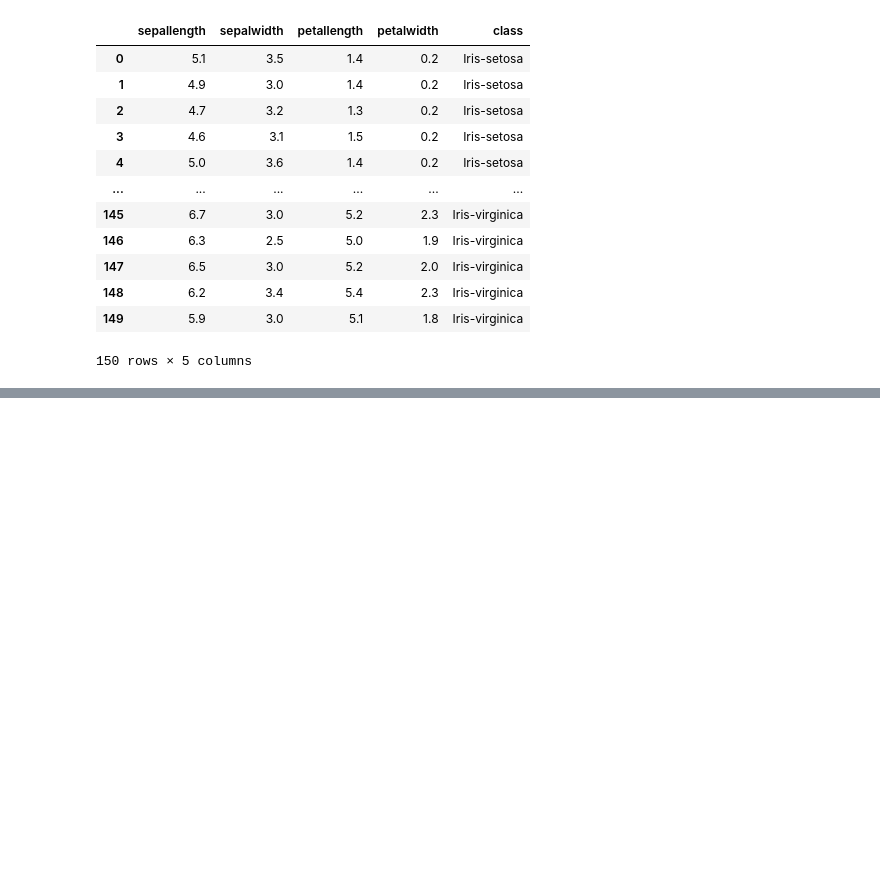
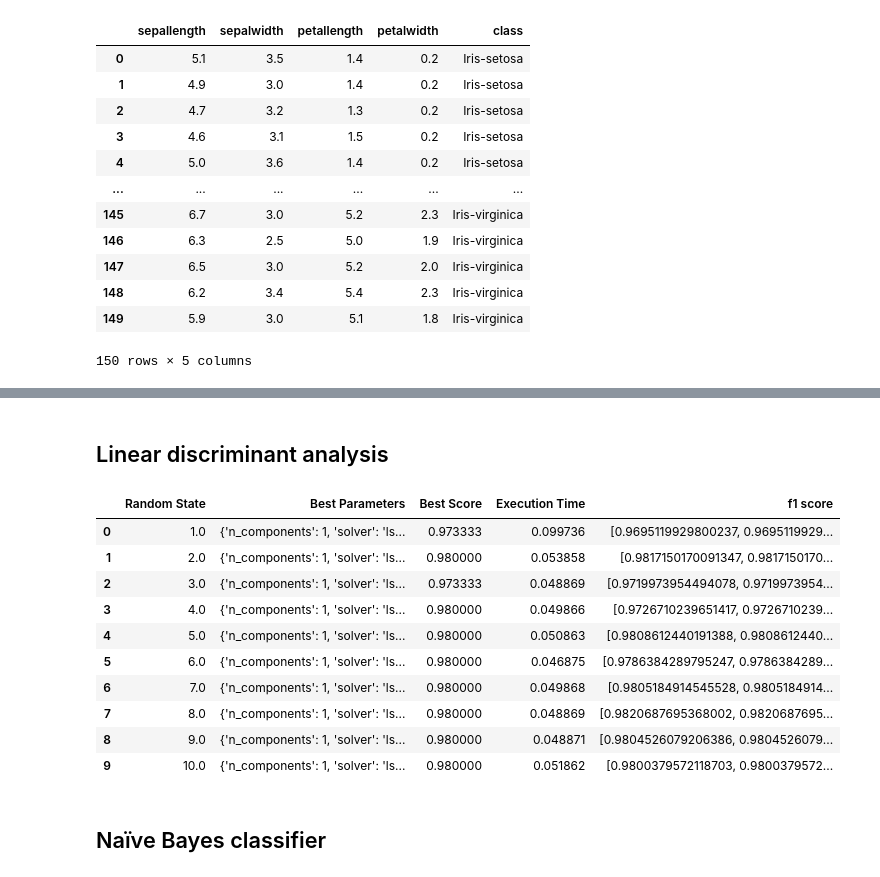
Before and after one commit to ModithaSubasinghe/Classification-Algorithms, a Jupyter notebook: Classification.ipynb, the cells around one changed output, grey strips where cells are left out. Cells and saved outputs as stored; diff of their text form; code cells hidden in the pictures; blank space fills up the shorter version.

```diff
--- a/Classification.ipynb
+++ b/Classification.ipynb
@@ -31,0 +87,34 @@ iris_df
+# %%
+def clasification(model,parameters,x,y):
+
+    classification_df=pd.DataFrame({"Model":[],
+                                    "Random State":[],
+                                    "Best Parameters":[],
+                                    "Best Score":[],
+                                    "Execution Time":[],
+                                    "f1 score":[]})
+    for i in range(1,11):
+        start_time = time.time()
+        cv_inner = KFold(n_splits=5, shuffle=True, random_state=i)
+        score = ['accuracy' ,'f1_macro']
+        grid_search = GridSearchCV(model, parameters, cv=cv_inner, scoring=score, refit='accuracy', n_jobs = -1)
+        grid_result = grid_search.fit(x,y)
+        f1_score = grid_result.cv_results_['mean_test_f1_macro']
+        execution_time = time.time() - start_time
+#         print("Best: %f using %s and Execution Time is : %f" % (grid_result.best_score_, grid_result.best_params_,execution_time))
+        classification_df=classification_df.append({"Model":model,
+                                                    "Random State":i,
+                                                    "Best Parameters":grid_result.best_params_,
+                                                    "Best Score":grid_result.best_score_,
+                                                    "Execution Time":execution_time,
+                                                    "f1 score":f1_score},ignore_index=True)
+
+
+        if model="KNC":
+            classification_df=KNC_df
+        elif model = "LDA":
+            classification_df=LDA_df
+#         params = grid_result.cv_results_['params']
+#         f1_score = grid_result.cv_results_['mean_test_f1_macro']
+
+    return classification_df
@@ -31,0 +143,23 @@ iris_df
+# %% [markdown]
+## Linear discriminant analysis
+# %%
+LDA = LinearDiscriminantAnalysis()
+
+LDA_grid = {"n_components":range(1,3),
+           "solver":['lsqr','eigen','svd']}
+# %%
+clasification(LDA,LDA_grid,iris_x_scaled,iris_y)
+# %% [output]
+|  | Random State | Best Parameters | Best Score | Execution Time | f1 score |
+| 0 | 1.0 | {'n_components': 1, 'solver': 'ls... | 0.973333 | 0.099736 | [0.9695119929800237, 0.9695119929... |
+| 1 | 2.0 | {'n_components': 1, 'solver': 'ls... | 0.980000 | 0.053858 | [0.9817150170091347, 0.9817150170... |
+| 2 | 3.0 | {'n_components': 1, 'solver': 'ls... | 0.973333 | 0.048869 | [0.9719973954494078, 0.9719973954... |
+| 3 | 4.0 | {'n_components': 1, 'solver': 'ls... | 0.980000 | 0.049866 | [0.9726710239651417, 0.9726710239... |
+| 4 | 5.0 | {'n_components': 1, 'solver': 'ls... | 0.980000 | 0.050863 | [0.9808612440191388, 0.9808612440... |
+| 5 | 6.0 | {'n_components': 1, 'solver': 'ls... | 0.980000 | 0.046875 | [0.9786384289795247, 0.9786384289... |
+| 6 | 7.0 | {'n_components': 1, 'solver': 'ls... | 0.980000 | 0.049868 | [0.9805184914545528, 0.9805184914... |
+| 7 | 8.0 | {'n_components': 1, 'solver': 'ls... | 0.980000 | 0.048869 | [0.9820687695368002, 0.9820687695... |
+| 8 | 9.0 | {'n_components': 1, 'solver': 'ls... | 0.980000 | 0.048871 | [0.9804526079206386, 0.9804526079... |
+| 9 | 10.0 | {'n_components': 1, 'solver': 'ls... | 0.980000 | 0.051862 | [0.9800379572118703, 0.9800379572... |
+# %% [markdown]
+## Naïve Bayes classifier
```
Also changed, not shown: parts of 31 cells of this notebook.
